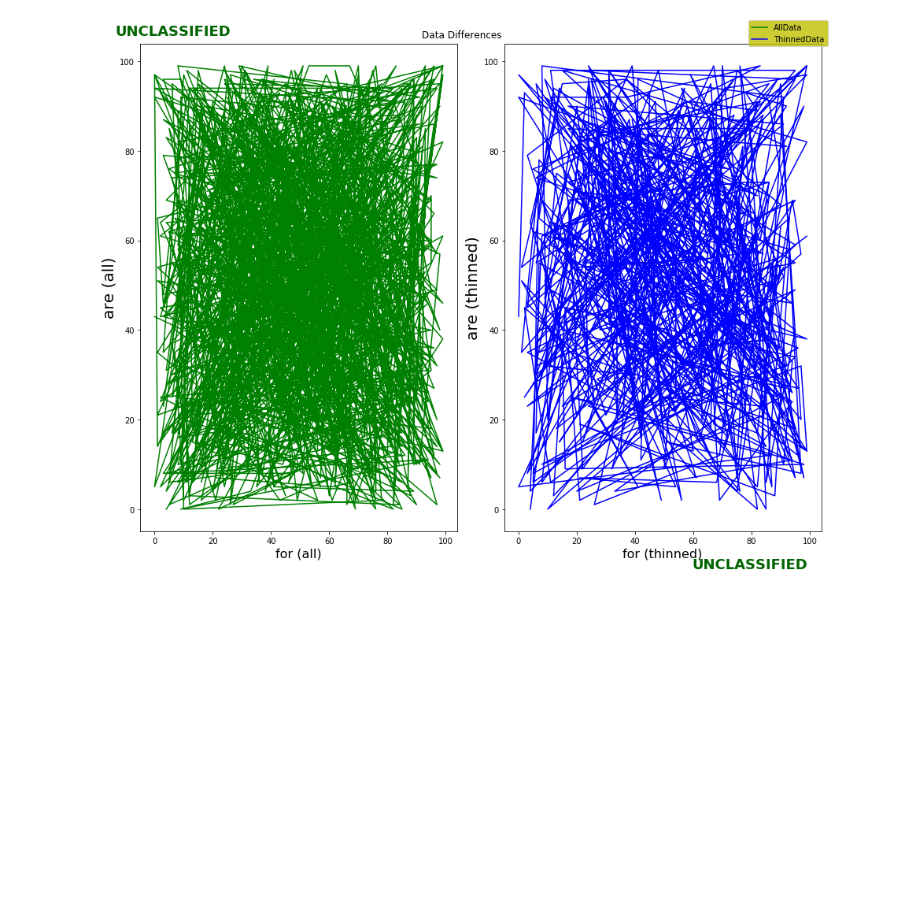
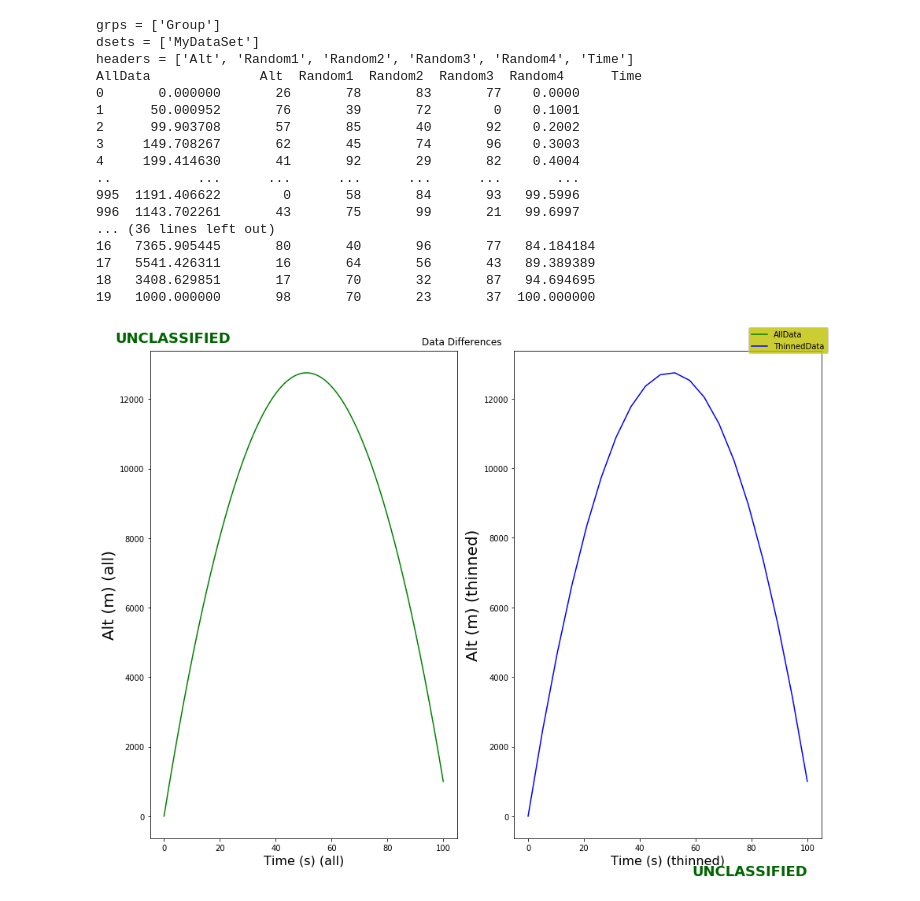
Before and after one commit to stephgm/analytix, a Jupyter notebook: JupyterNotebooks/Tutorial_Thingy.ipynb, the cells around one changed output. Saved outputs shown, nothing was run; the diff lists cells and outputs as text; code cells hidden in the pictures; blank space fills up the shorter version.

Commit message:
Tutorial Thingy

```diff
--- a/JupyterNotebooks/Tutorial_Thingy.ipynb
+++ b/JupyterNotebooks/Tutorial_Thingy.ipynb
@@ -3,6 +3,7 @@
 import os
 import sys
 import numpy as np
+import pandas as pd
 import h5py
 
 #NOTE:
@@ -28,15 +29,29 @@ with h5py.File(path_to_h5,'w') as hf:
     dataGroup = group.create_group('MyDataSet')
     #Create some random data to put in our h5.  We will put it in a dictionary
     #The list below will be our headers for the data
-    headers = ['These','are','the','headers','for','data']
+    headers = ['Random1','Random2','Random3','Random4','Time','Alt']
     #This is the dictionary we will put our data in
     data_dict = {}
     for header in headers:
-        data_dict[header] = np.random.randint(0,100,1000)
-    #The data_dict was created with 1000 random integers ranging from 0-100
+        if header not in ['Alt','Time']:
+            data_dict[header] = np.random.randint(0,100,1000)
+        elif header == 'Time':
+            data_dict[header] = np.linspace(0,100,1000)
+        elif header == 'Alt':
+            if 'Time' in data_dict:
+                time = data_dict['Time']
+            else:
+                time = np.linspace(0,100,1000)
+            data_dict[header] = 500*time-.5*9.8*time**2
+    #The data_dict was created with 1000 random integers ranging from 0-100 for the RandomX headers
+    #Time is just a linear spacing from 0-100 split into 1000 pieces
+    #Alt is just the altitude of a projectile starting at 0 (m) moving at 500 m/s in the uo-direction under the
+    #    influence of gravity only
 
     #Now lets stuff it into the h5 file... This could have obviously been done in the above for loop,
-    #however, for the sake of demonstration it will be done here.
+    #however, for the sake of demonstration it will be done here.  In fact, we could have bypassed the
+    #dictionary altogether, but we typically already have data in a structure before we write to an h5 file
+    #so this will likely be the way that you will write things to h5 files in the future.
 
     for key in data_dict:
         dset = dataGroup.create_dataset(key,data=data_dict[key])
@@ -45,14 +60,17 @@ with h5py.File(path_to_h5,'w') as hf:
 
 #Get a list of the groups that are inside the h5
 grps = PF.get_groups(path_to_h5)
+print('grps =',grps)
 
 #Now lets get a list of the (what we call) datasets in the h5 Group - 'Group'
 dsets = PF.get_dsets(path_to_h5,'Group')
 #or conversely this can be done with
 dsets = PF.get_dsets(path_to_h5,grps[0])
+print('dsets =',dsets)
 
 #Now lets get the headers of the dataset in the dataset 'MyDataSet'
 headers = PF.get_headers(path_to_h5,grps[0],dsets[0])
+print('headers =',headers)
 
 #Notice, this lets you inspect elements of the file without grabbing all of the data.  At work,
 #it is set up to go even faster and these lists can be used to pair down the data that you actually
@@ -62,55 +80,79 @@ headers = PF.get_headers(path_to_h5,grps[0],dsets[0])
 #which is the best way to look at and manipulate data IMO.
 
 AllData = PF.get_h5_data(path_to_h5,grps[0],dsets[0])
+print('AllData',AllData)
 
 #We can also grab specific headers only
-SpecificData = PF.get_h5_data(path_to_h5,grps[0],dsets[0],headers=['These','Data'])
+SpecificData = PF.get_h5_data(path_to_h5,grps[0],dsets[0],headers=['Alt','Time'])
+print('SpecificData',SpecificData)
 
 #We can also trim down the data by thinning it out.  This is incredibly useful if the data is very
 #high fidelity and we are looking to plot it.  Matplotlib is notoriously slow for large datasets,
 #and sometimes you can get away with showing 50% or less data and not losing the overall 'story?'
-#the data is telling you.
+#the data is telling you.  You'll notice in the plots below that they look very similar,
+#even with only 2% of the data grabbed. [Look near the apex]
 
-#Grabbing 50% of all the data
-ThinnedData = PF.get_h5_data(path_to_h5,grps[0],dsets[0],gatherpct=50)
+#Grabbing 2% of all the data
+ThinnedData = PF.get_h5_data(path_to_h5,grps[0],dsets[0],gatherpct=2)
+print('ThinnedData',ThinnedData)
+
+#In this regard, PhobosFunctions is a great tool to read data in and also be able to show what needs
+#to be shown without bogging down someone's system.
 
 #Kitti, now lets plot it with Plotterator
 
 #Instantiate a Plotter class.  We commonly call this pltr.  We will give it a title and classification
 pltr = PR.Plotter(title='Data Differences',classy='UNCLASSIFIED',figsize=[13,10])
 
 #Add 2 subplots to the figure that we are going to create.  One will be for AllData, the other will be for
 #ThinnedData.  Think of these subplots as being placed in a grid.  We will place 'alldata' in the (0,0)
 #position.  And we can put 'thinneddata' in the (0,1) position, which will be to the right of 'alldata'
 
 alldata = pltr.add_subplot((0,0))
 thinneddata = pltr.add_subplot((0,1))
 
-#now lets make the plots.  We will plot the headers 'are' vs 'for' in these two plots to see the difference.
+#now lets make the plots.  We will plot the headers 'Alt' vs 'Time' in these two plots to see the difference.
 
-pltr.plot(AllData['for'],AllData['are'],axid=alldata,color='g',label='AllData')
-pltr.plot(ThinnedData['for'],ThinnedData['are'],axid=thinneddata,color='b',label='ThinnedData')
+pltr.plot(AllData['Time'],AllData['Alt'],axid=alldata,color='g',label='AllData')
+pltr.plot(ThinnedData['Time'],ThinnedData['Alt'],axid=thinneddata,color='b',label='ThinnedData')
 
 
 #Now, let's trick this bitch out with some x and y labels for each sub plot.
 #Each parseCommand call takes an axid (or the word 'fig' for the figure), then the matplotlib command you want to do, and finally the arguments.
 #It should be noted that the arguments are wrapped in a list.  The args are then wrapped in another list, while
 #kwargs are created by using a dictionary...  I'll try to show some of this.
 
-pltr.parseCommand(alldata,'set_xlabel',[['for (all)'],dict(fontsize=16)])
-pltr.parseCommand(thinneddata,'set_xlabel',[['for (thinned)'],dict(fontsize=16)])
-pltr.parseCommand(alldata,'set_ylabel',[['are (all)'],dict(fontsize=20)])
-pltr.parseCommand(thinneddata,'set_ylabel',[['are (thinned)'],dict(fontsize=20)])
+pltr.parseCommand(alldata,'set_xlabel',[['Time (s) (all)'],dict(fontsize=16)])
+pltr.parseCommand(thinneddata,'set_xlabel',[['Time (s) (thinned)'],dict(fontsize=16)])
+pltr.parseCommand(alldata,'set_ylabel',[['Alt (m) (all)'],dict(fontsize=20)])
+pltr.parseCommand(thinneddata,'set_ylabel',[['Alt (m) (thinned)'],dict(fontsize=20)])
 
 #Now we can make a legend, which some fancyness.
 pltr.parseCommand('fig','legend',[dict(facecolor='y')])
 
 #Now we can create the plot
 #The first argument is the filename that you want to save the plot to.... however, we're just into showing it
 #at this point.
 pltr.createPlot('',PERSIST=True)
 
 #Feel free to mess around with all this stuff.  Try making your own h5 file with strings and floats... You can
 #Look at some of the other Jupyter Notebooks to get a feel for some of that if need be.
 # %% [output]
+grps = ['Group']
+dsets = ['MyDataSet']
+headers = ['Alt', 'Random1', 'Random2', 'Random3', 'Random4', 'Time']
+AllData              Alt  Random1  Random2  Random3  Random4      Time
+0       0.000000       26       78       83       77    0.0000
+1      50.000952       76       39       72        0    0.1001
+2      99.903708       57       85       40       92    0.2002
+3     149.708267       62       45       74       96    0.3003
+4     199.414630       41       92       29       82    0.4004
+..           ...      ...      ...      ...      ...       ...
+995  1191.406622        0       58       84       93   99.5996
+996  1143.702261       43       75       99       21   99.6997
+... (36 lines left out)
+16   7365.905445       80       40       96       77   84.184184
+17   5541.426311       16       64       56       43   89.389389
+18   3408.629851       17       70       32       87   94.694695
+19   1000.000000       98       70       23       37  100.000000
-[figure, old version]
+[figure, new version]
```
